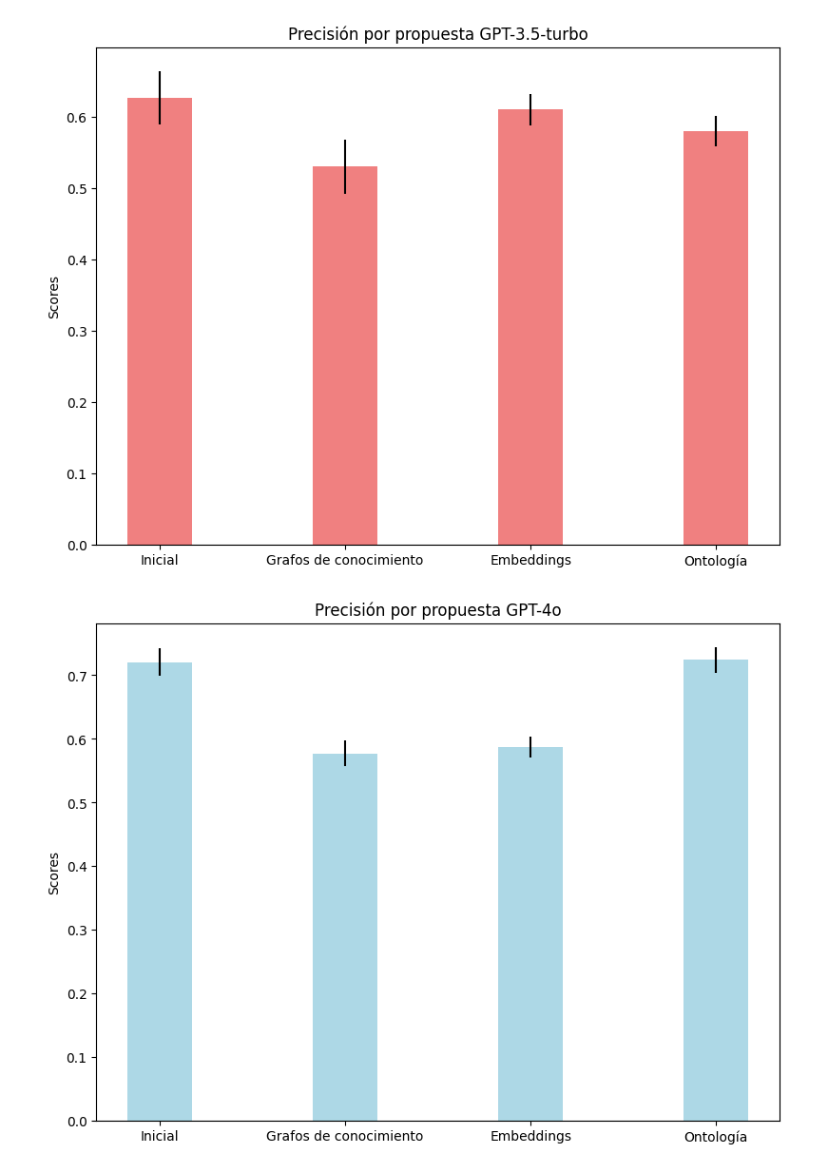
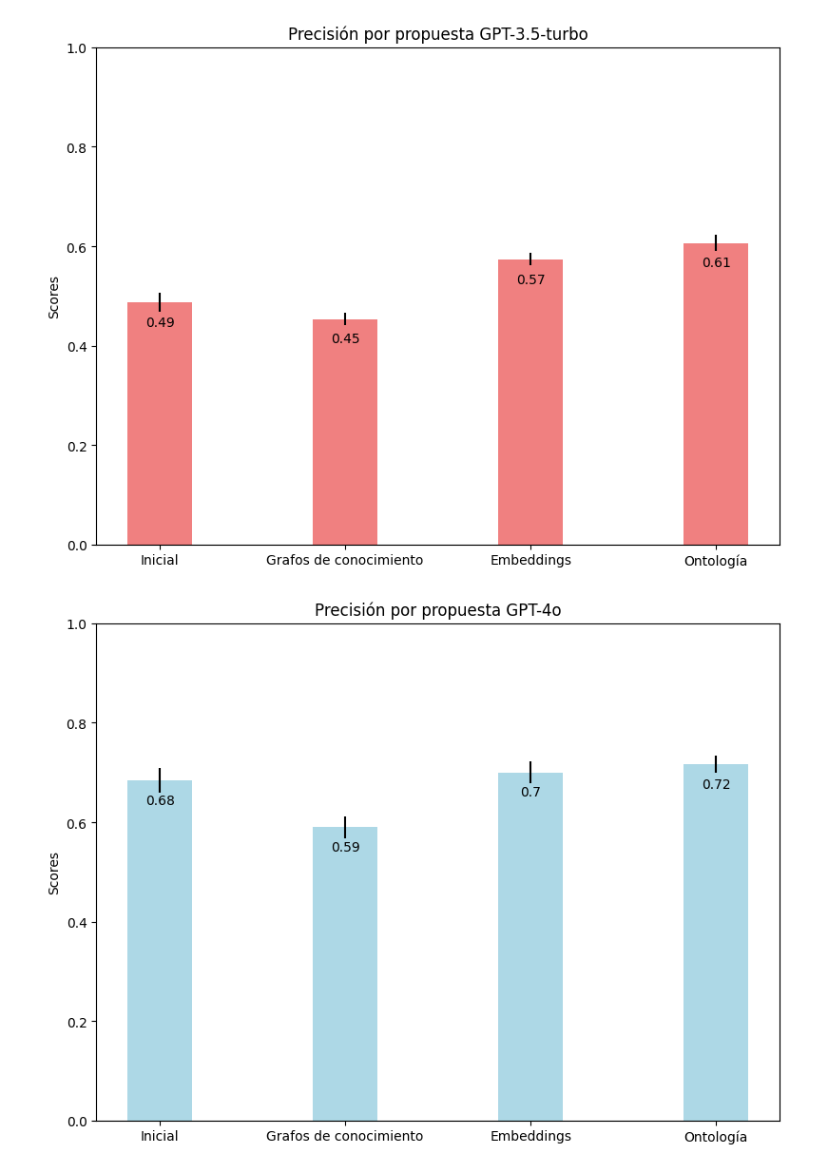
Before and after one commit to AlbertoArostegui/tfg_nuevo, a Jupyter notebook: plotter.ipynb, the cells around one changed output. Drawn from its saved outputs; the diff is of its cells as text; code cells hidden in the pictures.

```diff
--- a/plotter.ipynb
+++ b/plotter.ipynb
@@ -3,48 +3,60 @@ import matplotlib.pyplot as plt
 import numpy as np
 
 gpt_4o = {
-          "Inicial": [.74, .73, .69],
-          "Grafos de conocimiento": [.55, .58, .6],
-          "Embeddings": [.61, .57, .58],
-          "Ontología": [.72, .7, .75]
+          "Inicial": [.69, .71, .65],
+          "Grafos de conocimiento": [.6, .61, .56],
+          "Embeddings": [.73, .69, .68],
+          "Ontología": [.74, .7, .71]
          }
 
-gpt_3_5_turbo = {"Inicial": [.6, .68, .6],
-                 "Grafos de conocimiento": [.49, .52, .58],
-                 "Embeddings": [.64, .6, .59],
-                 "Ontología": [.55, .6, .59]
+gpt_3_5_turbo = {"Inicial": [.46, .5, .5],
+                 "Grafos de conocimiento": [.45, .44, .47],
+                 "Embeddings": [.56, .57, .59],
+                 "Ontología": [.59, .63, .60]
                  }
 # Calculate averages
 gpt_4o_avg = {k: np.mean(v) for k, v in gpt_4o.items()}
 gpt_3_5_turbo_avg = {k: np.mean(v) for k, v in gpt_3_5_turbo.items()}
 
 # Calculate standard deviations
 gpt_4o_std = {k: np.std(v) for k, v in gpt_4o.items()}
 gpt_3_5_turbo_std = {k: np.std(v) for k, v in gpt_3_5_turbo.items()}
 
 # Plotting
 approaches = list(gpt_4o.keys())
 x = np.arange(len(approaches))  # label locations
 width = 0.35  # width of the bars
+def autolabel(rects, ax):
+    """Attach a text label above each bar in *rects*, displaying its height."""
+    for rect in rects:
+        height = rect.get_height()
+        ax.annotate('{}'.format(round(height, 2)),
+                    xy=(rect.get_x() + rect.get_width() / 2, height),
+                    xytext=(0, -20),  # 3 points vertical offset
+                    textcoords="offset points",
+                    ha='center', va='bottom')
 
 fig1, ax1 = plt.subplots(figsize=(8, 6))
-ax1.bar(x, gpt_3_5_turbo_avg.values(), width, label='GPT-3.5-turbo', yerr=gpt_3_5_turbo_std.values(), color='lightcoral')
+rects1 = ax1.bar(x, gpt_3_5_turbo_avg.values(), width, label='GPT-3.5-turbo', yerr=gpt_3_5_turbo_std.values(), color='lightcoral')
 ax1.set_ylabel('Scores')
 ax1.set_title('Precisión por propuesta GPT-3.5-turbo')
 ax1.set_xticks(x)
 ax1.set_xticklabels(approaches)
+ax1.set_ylim(0, 1)
+autolabel(rects1, ax1)
 fig1.tight_layout()
 plt.show()
 
-# GPT-4o
 fig2, ax2 = plt.subplots(figsize=(8, 6))
-ax2.bar(x, gpt_4o_avg.values(), width, label='GPT-4o', yerr=gpt_4o_std.values(), color='lightblue')
+rects2 = ax2.bar(x, gpt_4o_avg.values(), width, label='GPT-4o', yerr=gpt_4o_std.values(), color='lightblue')
 ax2.set_ylabel('Scores')
 ax2.set_title('Precisión por propuesta GPT-4o')
 ax2.set_xticks(x)
 ax2.set_xticklabels(approaches)
+ax2.set_ylim(0, 1)
+autolabel(rects2, ax2)
 fig2.tight_layout()
 plt.show()
 # %% [output]
-[figure, old version]
+[figure, new version]
-[figure, old version]
+[figure, new version]
```
Also changed, not shown: 13 other files.
